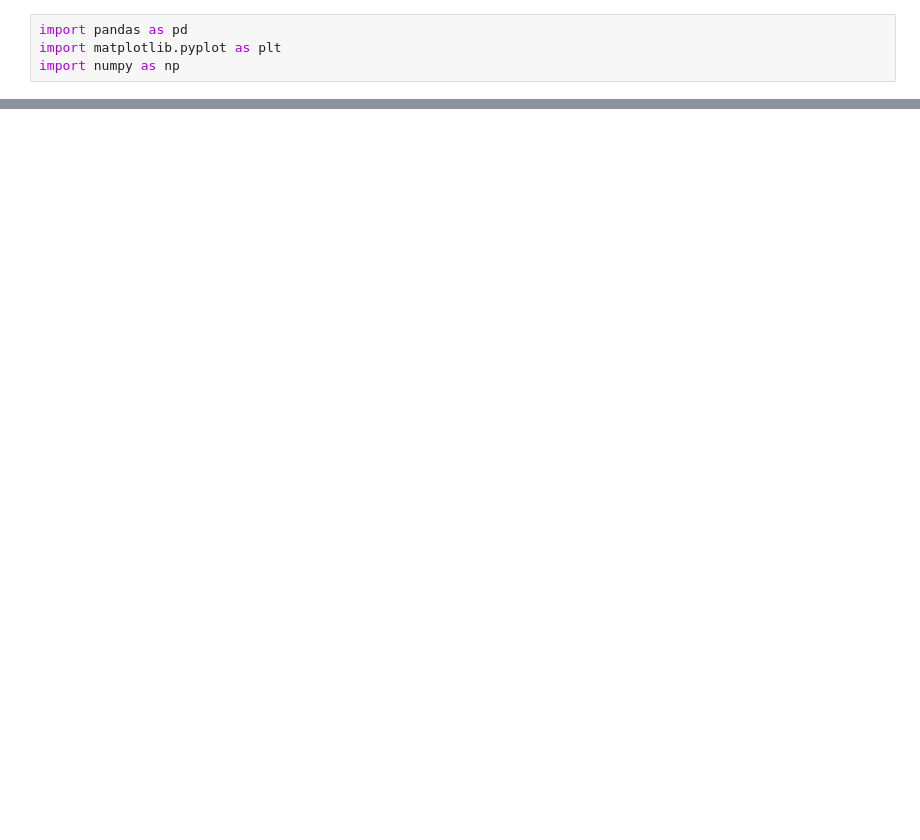
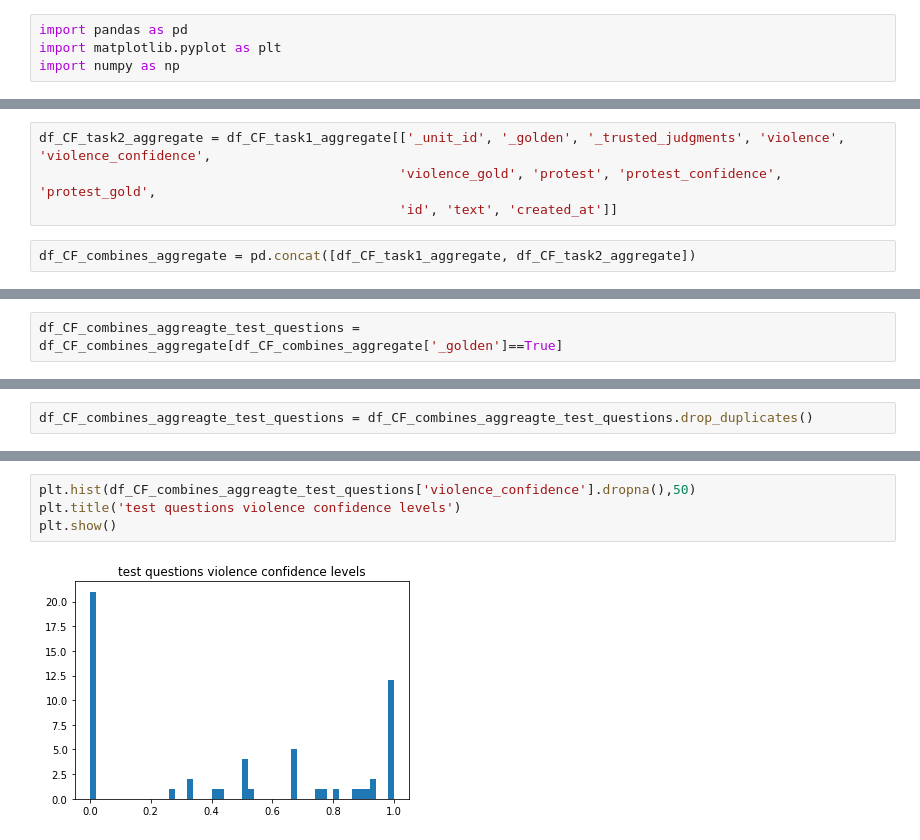
Before and after one commit to efatmae/crowdflower_basic_analytics, a Jupyter notebook: CF_combine_tasks_aggreagte_all_report_20_05_2018_statistics.ipynb, the cells around one changed output, grey strips where cells are left out. Drawn from its saved outputs; the diff is of its cells as text; blank space fills up the shorter version.

Commit message:
CF combined aggreagated results analysis

```diff
--- a/CF_combine_tasks_aggreagte_all_report_20_05_2018_statistics.ipynb
+++ b/CF_combine_tasks_aggreagte_all_report_20_05_2018_statistics.ipynb
@@ -15,0 +86,6 @@ cf task2 all gudgments 1440
+# %%
+df_CF_task2_aggregate = df_CF_task1_aggregate[['_unit_id', '_golden', '_trusted_judgments', 'violence', 'violence_confidence',
+                                              'violence_gold', 'protest', 'protest_confidence', 'protest_gold',
+                                              'id', 'text', 'created_at']]
+# %%
+df_CF_combines_aggregate = pd.concat([df_CF_task1_aggregate, df_CF_task2_aggregate])
@@ -15,0 +114,2 @@ cf task2 all gudgments 1440
+# %%
+df_CF_combines_aggreagte_test_questions = df_CF_combines_aggregate[df_CF_combines_aggregate['_golden']==True]
@@ -15,0 +128,2 @@ cf task2 all gudgments 1440
+# %%
+df_CF_combines_aggreagte_test_questions = df_CF_combines_aggreagte_test_questions.drop_duplicates()
@@ -15,0 +159,6 @@ cf task2 all gudgments 1440
+# %%
+plt.hist(df_CF_combines_aggreagte_test_questions['violence_confidence'].dropna(),50)
+plt.title('test questions violence confidence levels')
+plt.show()
+# %% [output]
+[figure, added]
```
Also changed, not shown: parts of 24 cells of this notebook, 2 other files.
